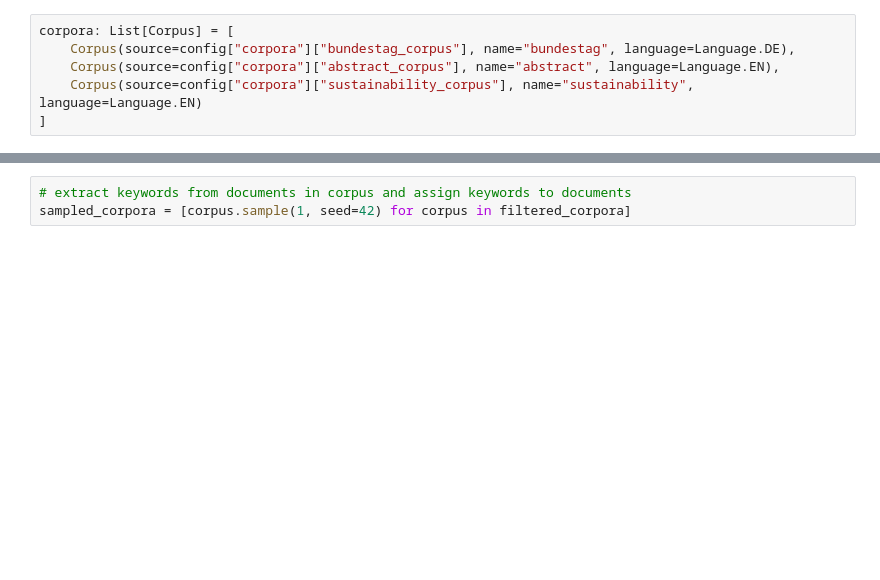
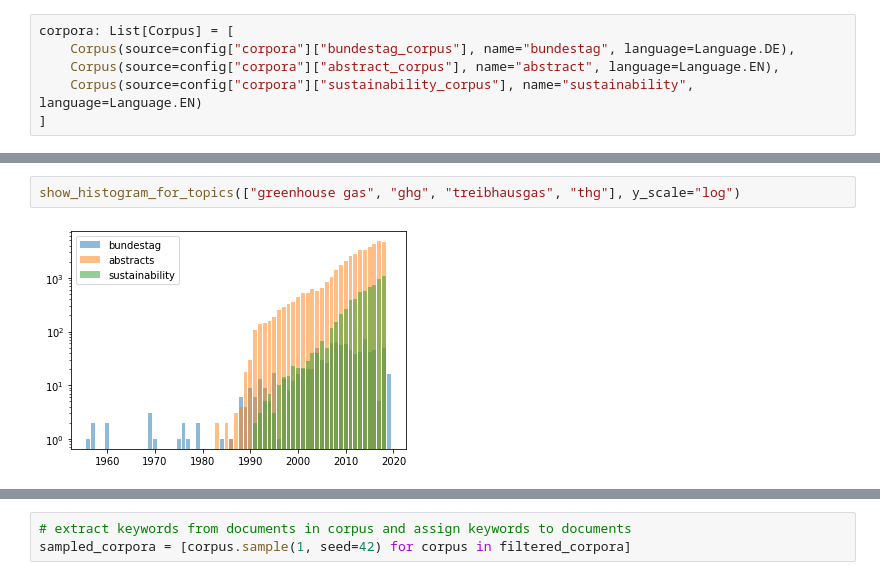
Before and after one commit to philipptrenz/climate-keywords, a Jupyter notebook: pipeline.ipynb, the cells around one changed output, grey strips where cells are left out. Saved outputs shown, nothing was run; the diff lists cells and outputs as text; blank space fills up the shorter version.

```diff
--- a/pipeline.ipynb
+++ b/pipeline.ipynb
@@ -50,0 +44,4 @@ multi_bar_histogram(mult_years, mult_counts, labels=["bundestag", "abstracts", "
+# %%
+show_histogram_for_topics(["greenhouse gas", "ghg", "treibhausgas", "thg"], y_scale="log")
+# %% [output]
+[figure, added]
```
Also changed, not shown: parts of 13 cells of this notebook.
